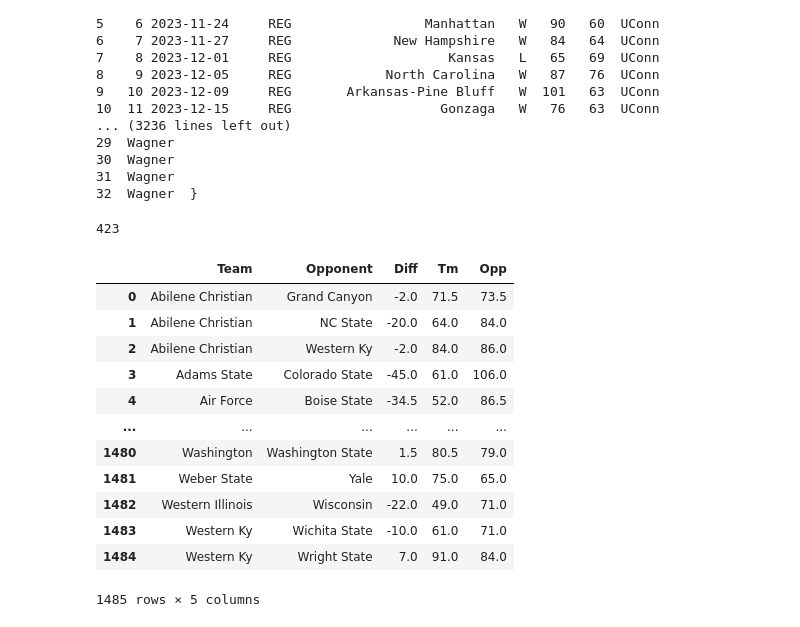
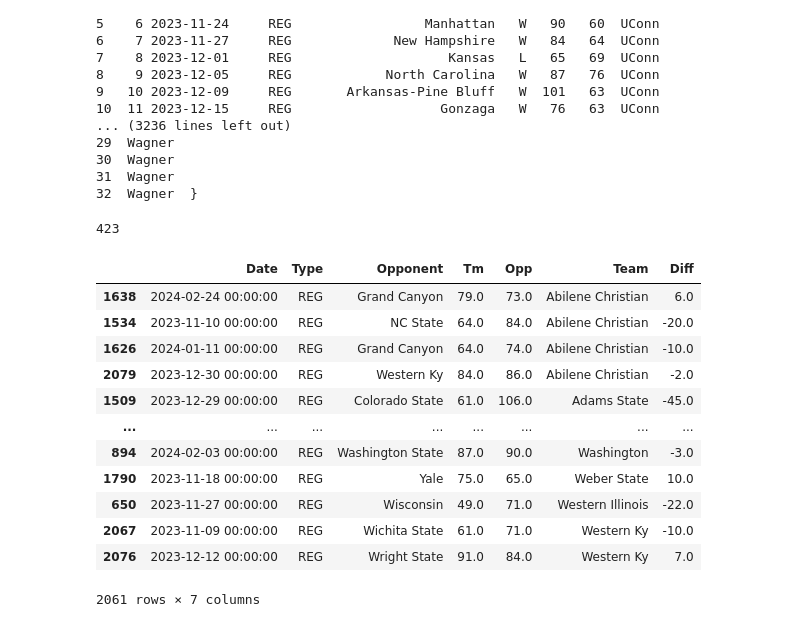
Before and after one commit to cbobowic/BMCM2024, a Jupyter notebook: preprocess.ipynb, the cells around one changed output. Drawn from its saved outputs; the diff is of its cells as text; code cells hidden in the pictures.

```diff
--- a/preprocess.ipynb
+++ b/preprocess.ipynb
@@ -86,50 +86,50 @@ def reorder_teams(row):
         row['Tm'], row['Opp'] = row['Opp'], row['Tm']
     return row
 
 # Apply the function to each row
 
 # put alphabet first
 full_df = full_df.apply(reorder_teams, axis=1)
 full_df['Diff'] = full_df['Tm'] - full_df['Opp']  # calc diff
 
 full_df = full_df.dropna()
 full_df = full_df.drop_duplicates()
 
-grouped = full_df.groupby(['Team', 'Opponent'])
+# grouped = full_df.groupby(['Team', 'Opponent'])
 
 
-# Mean the numerical columns
-full_df = grouped.agg({col: 'mean' for col in ['Diff', 'Tm', "Opp"]}).reset_index()
+# # Mean the numerical columns
+# full_df = grouped.agg({col: 'mean' for col in ['Diff', 'Tm', "Opp"]}).reset_index()
 
-full_df
+# full_df
 
 # print(full_df)
 
 
 # full_df['Date'] = pd.to_datetime(full_df['Date'])  # conv. to dt
 
 
 
 all_teams = pd.concat([full_df['Team'], full_df['Opponent']])
 print(len(all_teams.unique()))
 
 full_df.sort_values(by='Team')
 #
 # %% [output]
 423
-|  | Team | Opponent | Diff | Tm | Opp |
-| 0 | Abilene Christian | Grand Canyon | -2.0 | 71.5 | 73.5 |
-| 1 | Abilene Christian | NC State | -20.0 | 64.0 | 84.0 |
-| 2 | Abilene Christian | Western Ky | -2.0 | 84.0 | 86.0 |
-| 3 | Adams State | Colorado State | -45.0 | 61.0 | 106.0 |
-| 4 | Air Force | Boise State | -34.5 | 52.0 | 86.5 |
-| ... | ... | ... | ... | ... | ... |
-| 1480 | Washington | Washington State | 1.5 | 80.5 | 79.0 |
-| 1481 | Weber State | Yale | 10.0 | 75.0 | 65.0 |
-| 1482 | Western Illinois | Wisconsin | -22.0 | 49.0 | 71.0 |
-| 1483 | Western Ky | Wichita State | -10.0 | 61.0 | 71.0 |
-| 1484 | Western Ky | Wright State | 7.0 | 91.0 | 84.0 |
+|  | Date | Type | Opponent | Tm | Opp | Team | Diff |
+| 1638 | 2024-02-24 00:00:00 | REG | Grand Canyon | 79.0 | 73.0 | Abilene Christian | 6.0 |
+| 1534 | 2023-11-10 00:00:00 | REG | NC State | 64.0 | 84.0 | Abilene Christian | -20.0 |
+| 1626 | 2024-01-11 00:00:00 | REG | Grand Canyon | 64.0 | 74.0 | Abilene Christian | -10.0 |
+| 2079 | 2023-12-30 00:00:00 | REG | Western Ky | 84.0 | 86.0 | Abilene Christian | -2.0 |
+| 1509 | 2023-12-29 00:00:00 | REG | Colorado State | 61.0 | 106.0 | Adams State | -45.0 |
+| ... | ... | ... | ... | ... | ... | ... | ... |
+| 894 | 2024-02-03 00:00:00 | REG | Washington State | 87.0 | 90.0 | Washington | -3.0 |
+| 1790 | 2023-11-18 00:00:00 | REG | Yale | 75.0 | 65.0 | Weber State | 10.0 |
+| 650 | 2023-11-27 00:00:00 | REG | Wisconsin | 49.0 | 71.0 | Western Illinois | -22.0 |
+| 2067 | 2023-11-09 00:00:00 | REG | Wichita State | 61.0 | 71.0 | Western Ky | -10.0 |
+| 2076 | 2023-12-12 00:00:00 | REG | Wright State | 91.0 | 84.0 | Western Ky | 7.0 |
-1485 rows × 5 columns
+2061 rows × 7 columns
 # %%
 
 # Combine 'Team' and 'Opponent' columns to count games played
```
Also changed, not shown: parts of 1 cell of this notebook, 5 other files.
